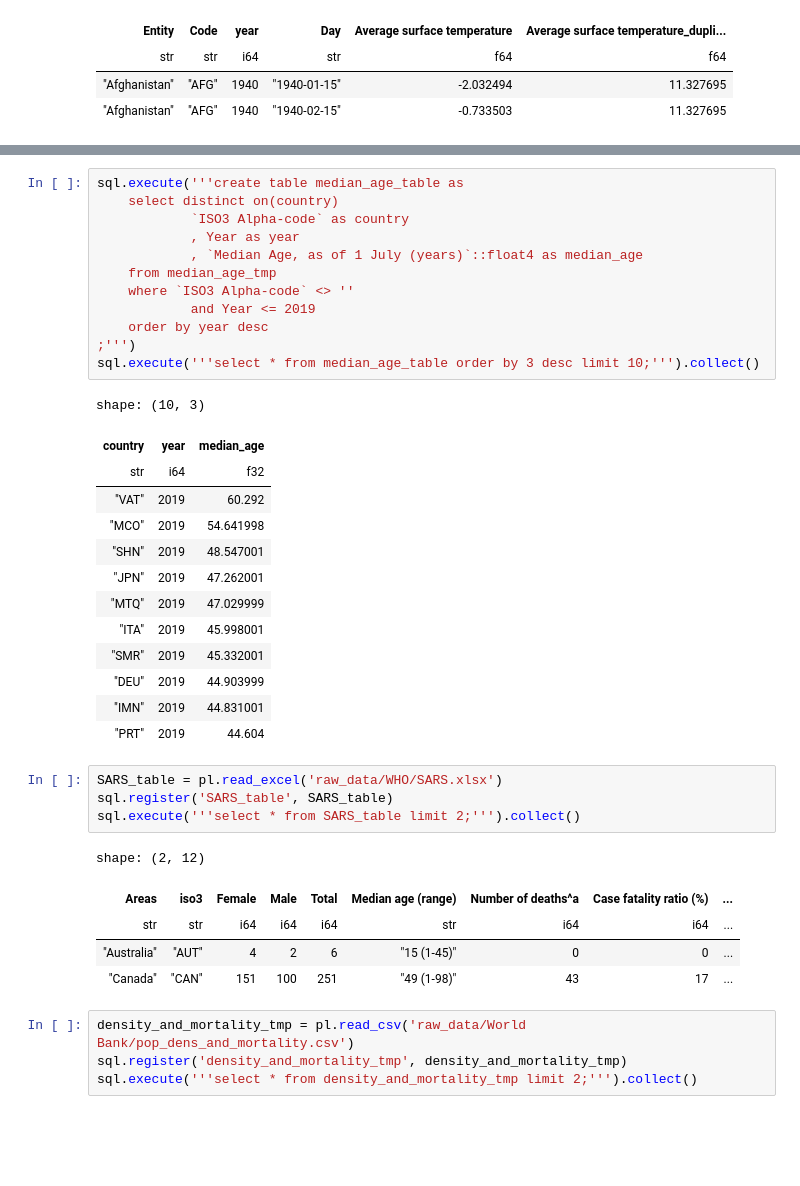
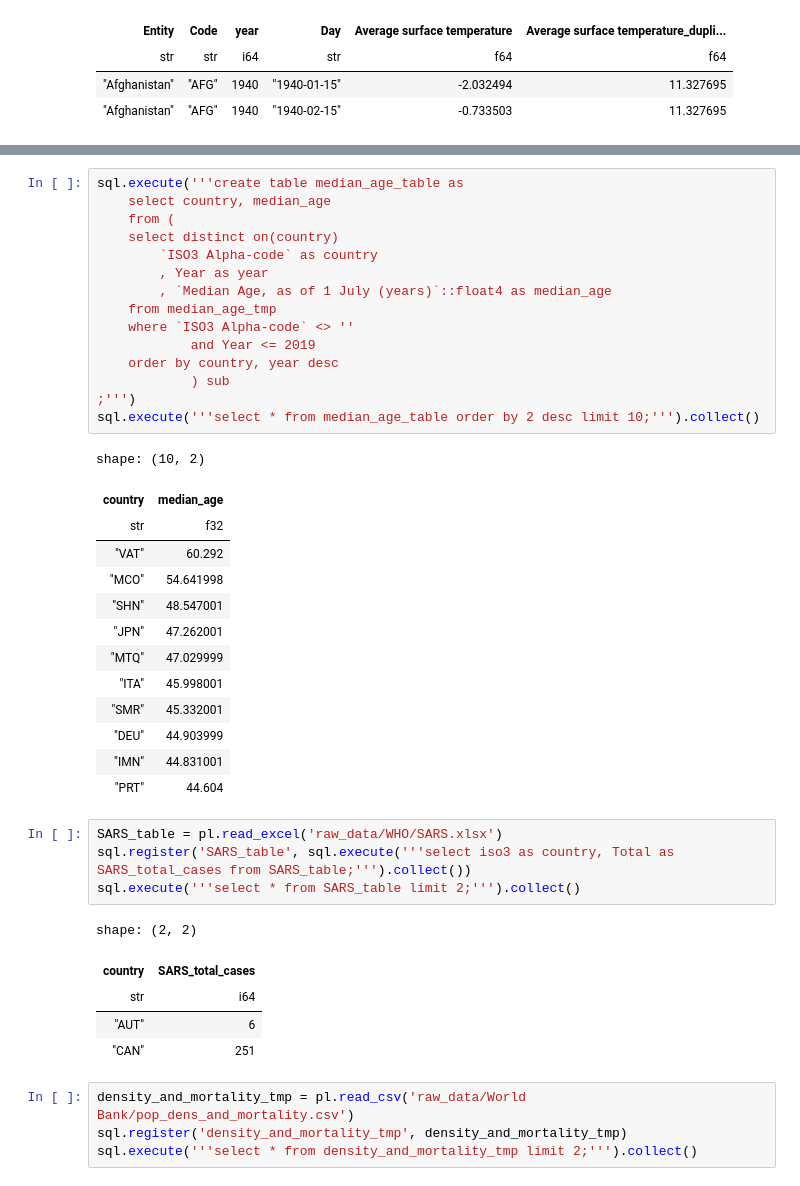
Before and after one commit to xan-d-or/thesis, a Jupyter notebook: data/scripts/data_aggregation.ipynb, the cells around one changed output, grey strips where cells are left out. Saved outputs shown, nothing was run; the diff lists cells and outputs as text; blank space fills up the shorter version.

```diff
--- a/data/scripts/data_aggregation.ipynb
+++ b/data/scripts/data_aggregation.ipynb
@@ -298,40 +349,43 @@ shape: (2, 65)
 | 2596 | "Estimates" | "Burundi" | "" | 108 | "BDI" | "BI" | 108 | ... |
 # %%
 sql.execute('''create table median_age_table as
+    select country, median_age
+    from (
     select distinct on(country)
-            `ISO3 Alpha-code` as country
-            , Year as year
-            , `Median Age, as of 1 July (years)`::float4 as median_age
+        `ISO3 Alpha-code` as country
+        , Year as year
+        , `Median Age, as of 1 July (years)`::float4 as median_age
     from median_age_tmp
     where `ISO3 Alpha-code` <> ''
             and Year <= 2019
-    order by year desc
+    order by country, year desc
+            ) sub
 ;''')
-sql.execute('''select * from median_age_table order by 3 desc limit 10;''').collect()
+sql.execute('''select * from median_age_table order by 2 desc limit 10;''').collect()
 # %% [output]
-shape: (10, 3)
+shape: (10, 2)
-| country | year | median_age |
-| str | i64 | f32 |
-| "VAT" | 2019 | 60.292 |
-| "MCO" | 2019 | 54.641998 |
-| "SHN" | 2019 | 48.547001 |
-| "JPN" | 2019 | 47.262001 |
-| "MTQ" | 2019 | 47.029999 |
-| "ITA" | 2019 | 45.998001 |
-| "SMR" | 2019 | 45.332001 |
-| "DEU" | 2019 | 44.903999 |
-| "IMN" | 2019 | 44.831001 |
-| "PRT" | 2019 | 44.604 |
+| country | median_age |
+| str | f32 |
+| "VAT" | 60.292 |
+| "MCO" | 54.641998 |
+| "SHN" | 48.547001 |
+| "JPN" | 47.262001 |
+| "MTQ" | 47.029999 |
+| "ITA" | 45.998001 |
+| "SMR" | 45.332001 |
+| "DEU" | 44.903999 |
+| "IMN" | 44.831001 |
+| "PRT" | 44.604 |
 # %%
 SARS_table = pl.read_excel('raw_data/WHO/SARS.xlsx')
-sql.register('SARS_table', SARS_table)
+sql.register('SARS_table', sql.execute('''select iso3 as country, Total as SARS_total_cases from SARS_table;''').collect())
 sql.execute('''select * from SARS_table limit 2;''').collect()
 # %% [output]
-shape: (2, 12)
+shape: (2, 2)
-| Areas | iso3 | Female | Male | Total | Median age (range) | Number of deaths^a | Case fatality ratio (%) | ... |
-| str | str | i64 | i64 | i64 | str | i64 | i64 | ... |
-| "Australia" | "AUT" | 4 | 2 | 6 | "15 (1-45)" | 0 | 0 | ... |
-| "Canada" | "CAN" | 151 | 100 | 251 | "49 (1-98)" | 43 | 17 | ... |
+| country | SARS_total_cases |
+| str | i64 |
+| "AUT" | 6 |
+| "CAN" | 251 |
 # %%
 density_and_mortality_tmp = pl.read_csv('raw_data/World Bank/pop_dens_and_mortality.csv')
 sql.register('density_and_mortality_tmp', density_and_mortality_tmp)
```
Also changed, not shown: parts of 18 cells of this notebook, 1 other file.
